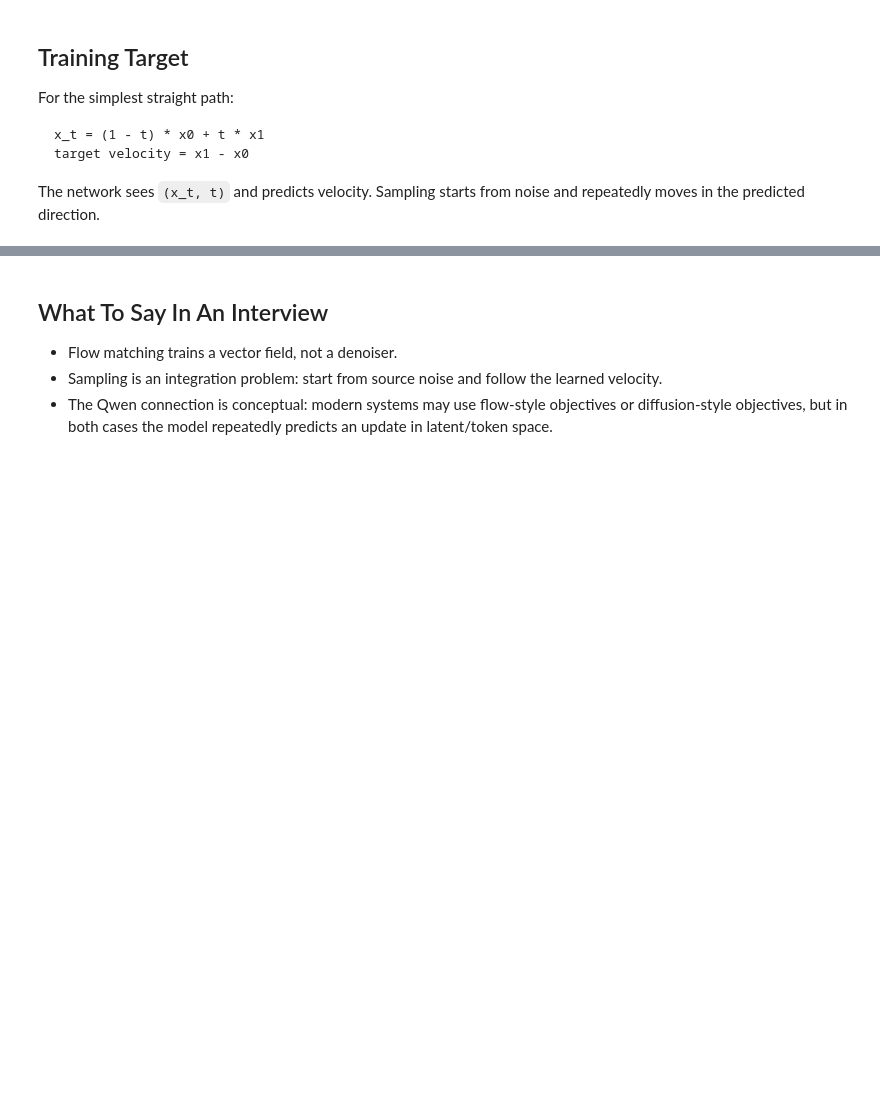
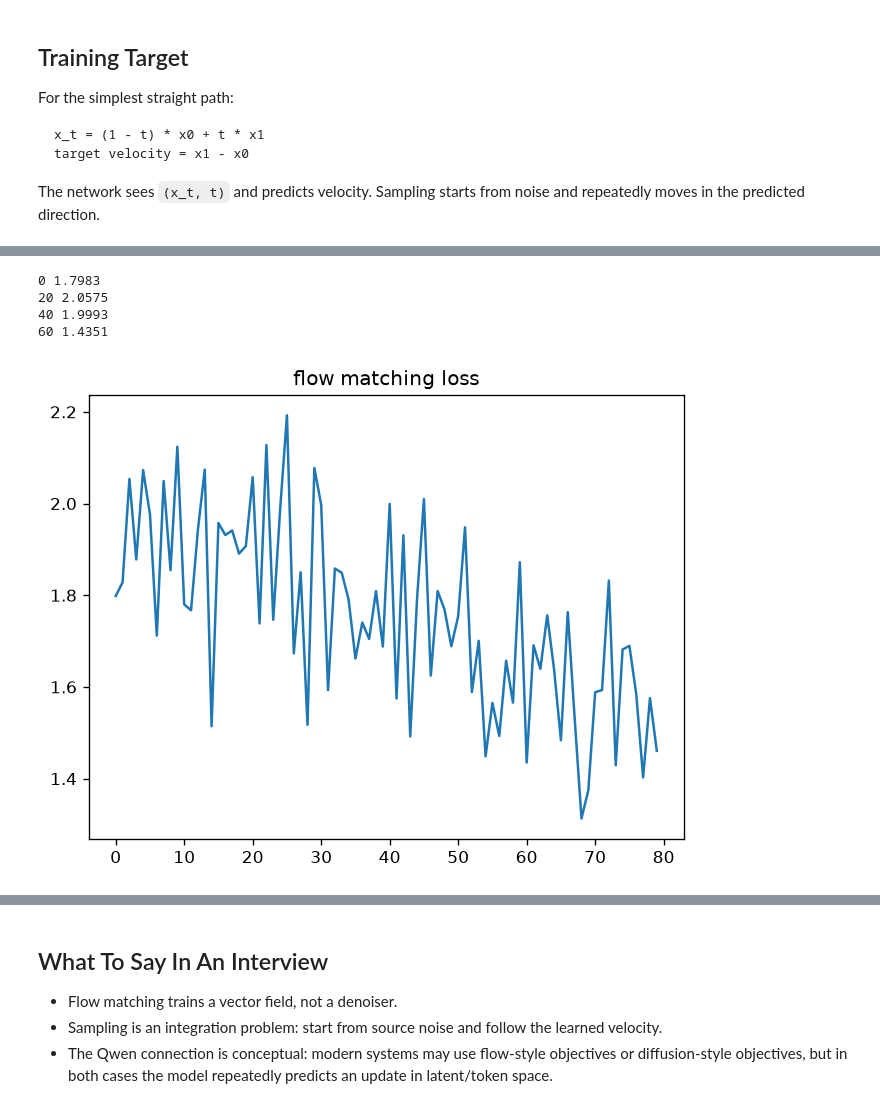
Before and after one commit to ms802x/image-gen-theory, a Jupyter notebook: homeworks/hw1_2d_flow/hw1_2d_flow.ipynb, the cells around one changed output, grey strips where cells are left out. Cells and saved outputs as stored; diff of their text form; code cells hidden in the pictures; blank space fills up the shorter version.

```diff
--- a/homeworks/hw1_2d_flow/hw1_2d_flow.ipynb
+++ b/homeworks/hw1_2d_flow/hw1_2d_flow.ipynb
@@ -79,22 +100,28 @@ print(sum(p.numel() for p in model.parameters()), "parameters")
 # %%
 losses = []
-for step in range(2500):
-    x1 = sample_moons(512).to(device)
+for step in range(80):
+    x1 = sample_moons(128).to(device)
     x0 = torch.randn_like(x1)
     t = torch.rand(x1.shape[0], 1, device=device)
     xt = (1 - t) * x0 + t * x1
     target_v = x1 - x0
     pred_v = model(xt, t.squeeze(1))
     loss = F.mse_loss(pred_v, target_v)
     opt.zero_grad()
     loss.backward()
     opt.step()
     losses.append(loss.item())
-    if step % 500 == 0:
+    if step % 20 == 0:
         print(step, round(loss.item(), 4))
 
 plt.plot(losses)
 plt.title("flow matching loss")
-plt.show()
+show_plot()
+# %% [output]
+0 1.7983
+20 2.0575
+40 1.9993
+60 1.4351
+[figure, added]
 # %%
 @torch.no_grad()
```
Also changed, not shown: parts of 6 cells of this notebook, 18 other files.
